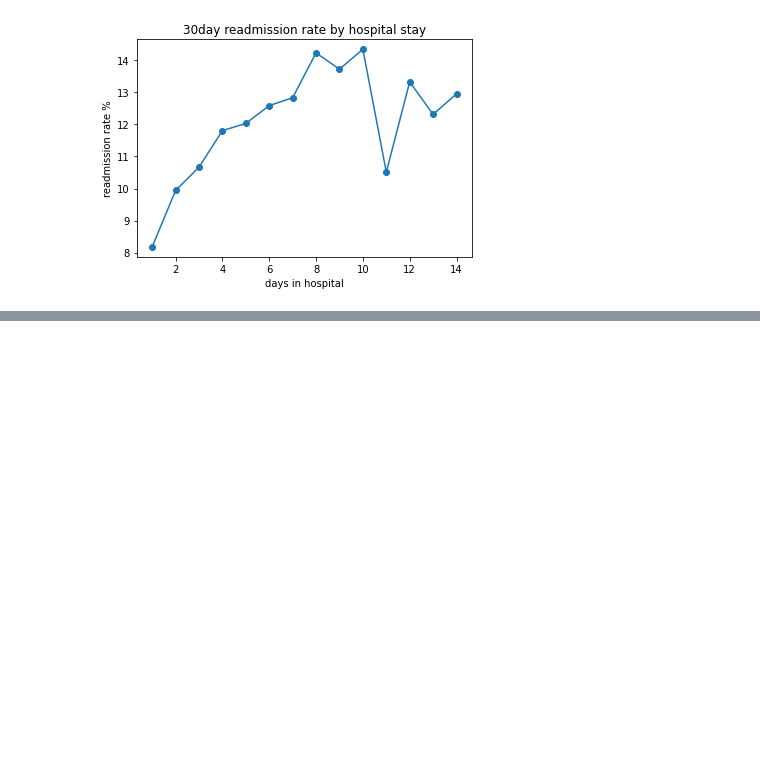
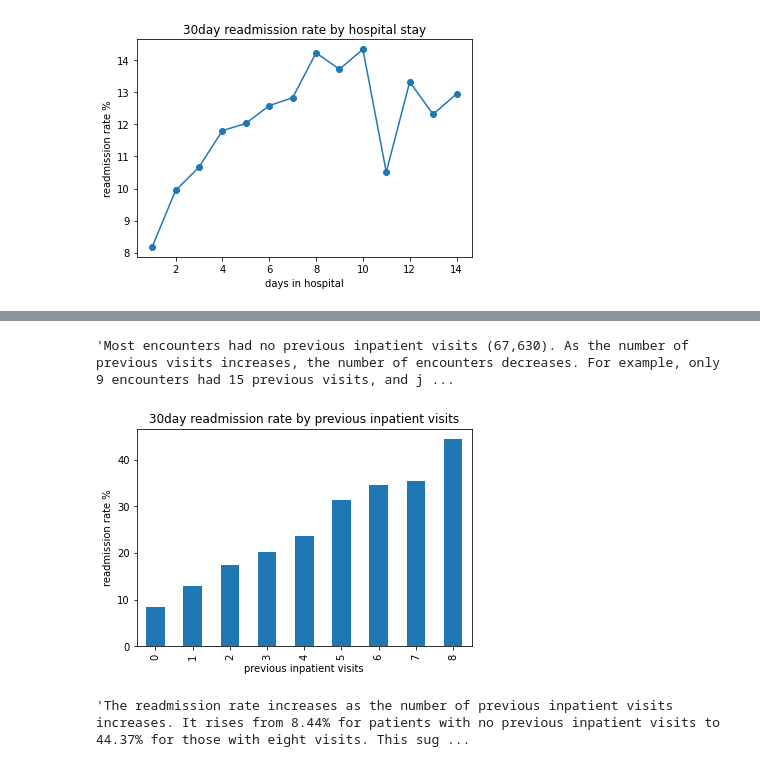
Before and after one commit to Suyog-Dhakal/Diabetes-Readmission-Prediction-ML, a Jupyter notebook: notebook/Untitled.ipynb, the cells around one changed output, grey strips where cells are left out. Saved outputs shown, nothing was run; the diff lists cells and outputs as text; code cells hidden in the pictures; blank space fills up the shorter version.

Commit message:
Added EDA for age, hospital stay, and previous hospital visits

```diff
--- a/notebook/Untitled.ipynb
+++ b/notebook/Untitled.ipynb
@@ -276,0 +300,4 @@ plt.show()
+# %%
+inpatient_readmission = df.groupby('number_inpatient')['readmitted_30'].mean()
+inpatient_readmission = inpatient_readmission*100 #converting to percent
+inpatient_readmission
@@ -276,0 +349,17 @@ plt.show()
+# %%
+'''Most encounters had no previous inpatient visits (67,630). As the number of previous visits increases, the number of encounters decreases. For example, only 9 encounters had 15 previous visits, and just 1 had 17 visits. This explains why some groups showed 100% readmission rates. Those percentages are based on very few records and may not be reliable.'''
+# %% [output]
+'Most encounters had no previous inpatient visits (67,630). As the number of previous visits increases, the number of encounters decreases. For example, only 9 encounters had 15 previous visits, and j ...
+# %%
+inpatient_graph = inpatient_readmission.loc[0:8]
+inpatient_graph.plot(kind='bar')
+plt.title('30day readmission rate by previous inpatient visits')
+plt.xlabel('previous inpatient visits')
+plt.ylabel('readmission rate %')
+plt.show()
+# %% [output]
+[figure, added]
+# %%
+'''The readmission rate increases as the number of previous inpatient visits increases. It rises from 8.44% for patients with no previous inpatient visits to 44.37% for those with eight visits. This suggests that previous inpatient visits could be an important feature for predicting hospital readmission.'''
+# %% [output]
+'The readmission rate increases as the number of previous inpatient visits increases. It rises from 8.44% for patients with no previous inpatient visits to 44.37% for those with eight visits. This sug ...
```
Also changed, not shown: parts of 18 cells of this notebook.
